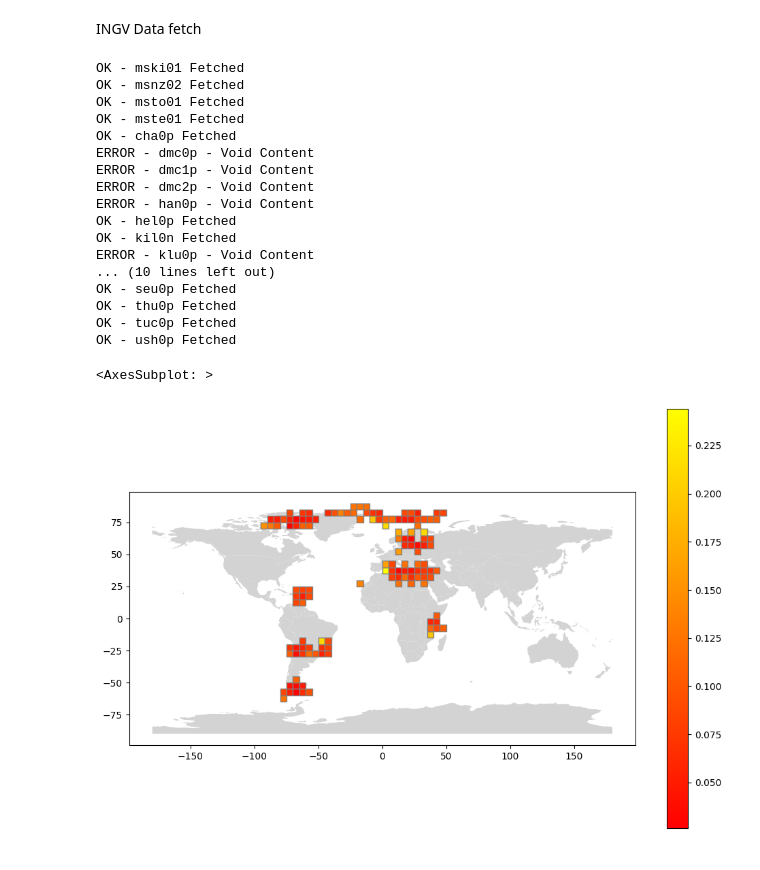
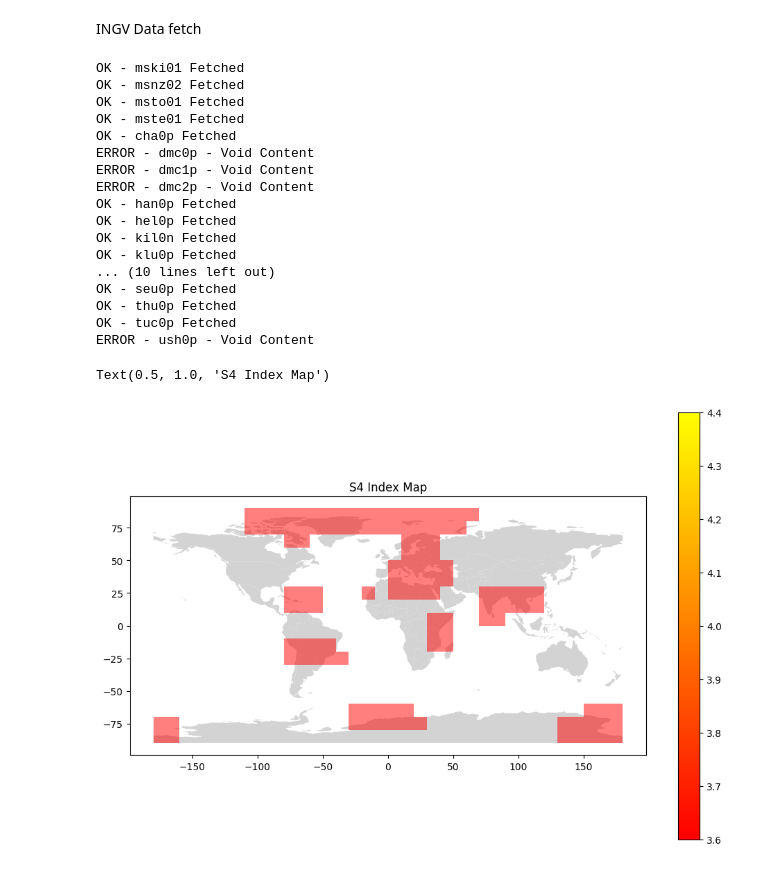
Before and after one commit to ArthurAmmeux/TAMAGI, a Jupyter notebook: SATCOM/S4_data_fetch.ipynb, the cells around one changed output. Saved outputs shown, nothing was run; the diff lists cells and outputs as text; code cells hidden in the pictures.

```diff
--- a/SATCOM/S4_data_fetch.ipynb
+++ b/SATCOM/S4_data_fetch.ipynb
@@ -16,7 +16,7 @@ from mpl_toolkits.axes_grid1 import make_axes_locatable
 # %% [markdown]
 INGV Data fetch
 # %%
-DELTA_MINUTES = 30
+DELTA_MINUTES = 1440
 ELEVATION_MIN = 20
 INGV_BASE_URL = "http://ws-eswua.rm.ingv.it/scintillation.php/records/ws"
 IMPC_BASE_URL = "https://impc.dlr.de/SWE/Ionospheric_Perturbations/Local_Scintillation_Measurements/"
@@ -141,18 +141,16 @@ OK - cha0p Fetched
 ERROR - dmc0p - Void Content
 ERROR - dmc1p - Void Content
 ERROR - dmc2p - Void Content
-ERROR - han0p - Void Content
+OK - han0p Fetched
 OK - hel0p Fetched
 OK - kil0n Fetched
-ERROR - klu0p - Void Content
+OK - klu0p Fetched
 ... (10 lines left out)
 OK - seu0p Fetched
 OK - thu0p Fetched
 OK - tuc0p Fetched
-OK - ush0p Fetched
+ERROR - ush0p - Void Content
 # %%
-
-
 # GeoPandas grid creation
 
 # Create a fishnet
@@ -161,44 +159,57 @@ xmax,ymax = (180,90)
 grid_cells = []
 
 # Polygon Size
-square_size = 5 # Side length in degrees
+square_size = 10 # Side length in degrees
 # while y <= 90:
 #     while x <= 180:
 #         geom = geometry.Polygon([(x-180,y-90), (x-180, y-90+square_size), (x-180+square_size, y-90+square_size), (x-180+square_size, y-90), (x-180, y-90)])
 #         geom_array.append(geom)
 #         x += square_size
 #     x = -180
 #     y += square_size
 
 for x0 in np.arange(xmin, xmax+square_size, square_size ):
     for y0 in np.arange(ymin, ymax+square_size, square_size):
         # bounds
         x1 = x0-square_size
         y1 = y0+square_size
         grid_cells.append(shapely.geometry.box(x0, y0, x1, y1)  )
 
 # Data formatting
 s4_data_allstations.drop(columns=["timestamp"])
 cell = gpd.GeoDataFrame(grid_cells, columns=['geometry'], crs="EPSG:4326")
 gdf_data = gpd.GeoDataFrame(s4_data_allstations, geometry=gpd.points_from_xy(s4_data_allstations.lon, s4_data_allstations.lat), crs="EPSG:4326")
 
 merged = gpd.sjoin(gdf_data, cell, how='left', predicate='within')
 # Compute stats per grid cell -- aggregate to grid cells with dissolve
 dissolve = merged.dissolve(by="index_right", aggfunc={"s4": "mean"})
+# dissolve[0 < dissolve.s4 <= 0.25] = 0
+# dissolve[0.25 < dissolve.s4 <= 0.5] = 1
+# dissolve[0.5 < dissolve.s4 <= 0.75] = 2
+# dissolve[0.75 < dissolve.s4 <= 1] = 3
+# dissolve[1 < dissolve.s4 <= 1.25] = 4
+# dissolve[1.25 < dissolve.s4] = 5
+
+dissolve.loc[dissolve['s4'] >  1.25 , 's4'] = 5
+dissolve.loc[dissolve['s4'] <= 1.25, 's4'] = 4
+dissolve.loc[dissolve['s4'] <= 1, 's4'] = 3
+dissolve.loc[dissolve['s4'] <= 0.75, 's4'] = 2
+dissolve.loc[dissolve['s4'] <= 0.5, 's4'] = 1
+dissolve.loc[dissolve['s4'] <= 0.25, 's4'] = 0
+
 # put this into cell
 cell.loc[dissolve.index, 's4'] = dissolve.s4.values
 
-
 # Plotting the map
-
-ax = cell.plot(column='s4', figsize=(12, 8), cmap='autumn', edgecolor="grey", legend= True)
+ax = cell.plot(column='s4', figsize=(12, 8), cmap='autumn', legend= True, alpha=0.5)
 #divider = make_axes_locatable(ax)
 #cax = divider.append_axes("right", size="5%", pad=0.2)
 world = gpd.read_file(gpd.datasets.get_path('naturalearth_lowres')).to_crs(cell.crs)
 world.plot(ax=ax, color='lightgrey', zorder=0) # , cax=cax)
+plt.title("S4 Index Map")
 # %% [output]
-<AxesSubplot: >
+Text(0.5, 1.0, 'S4 Index Map')
-[figure, old version]
+[figure, new version]
 # %%
 # # Creating axes and plotting world map
 # fig, ax = plt.subplots(figsize=(12, 6),dpi=300)
```
